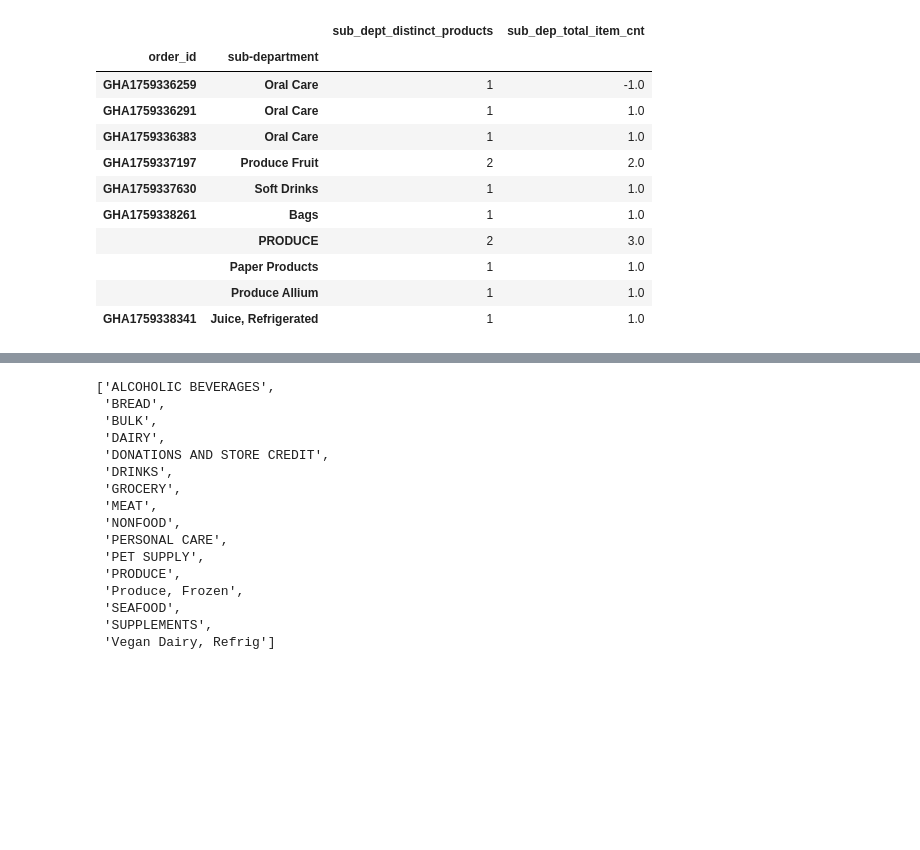
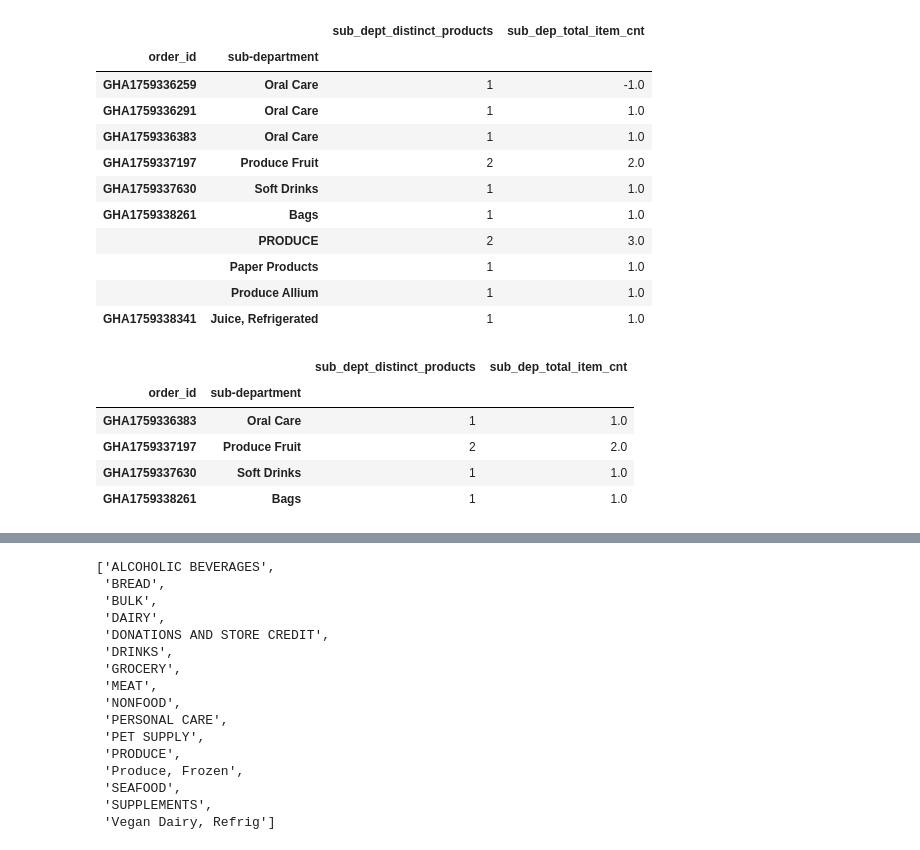
Before and after one commit to calleja/merchAnalysis, a Jupyter notebook: cart_analysis/cart_analysis.ipynb, the cells around one changed output, grey strips where cells are left out. Cells and saved outputs as stored; diff of their text form; code cells hidden in the pictures; blank space fills up the shorter version.

```diff
--- a/cart_analysis/cart_analysis.ipynb
+++ b/cart_analysis/cart_analysis.ipynb
@@ -249,0 +231,10 @@ sub_data.head(10)
+# %%
+test = sub_data.iloc[2:9,:]
+test.head(-3)
+# %% [output]
+|  |  | sub_dept_distinct_products | sub_dep_total_item_cnt |
+| order_id | sub-department |  |  |
+| GHA1759336383 | Oral Care | 1 | 1.0 |
+| GHA1759337197 | Produce Fruit | 2 | 2.0 |
+| GHA1759337630 | Soft Drinks | 1 | 1.0 |
+| GHA1759338261 | Bags | 1 | 1.0 |
```
Also changed, not shown: parts of 8 cells of this notebook.
